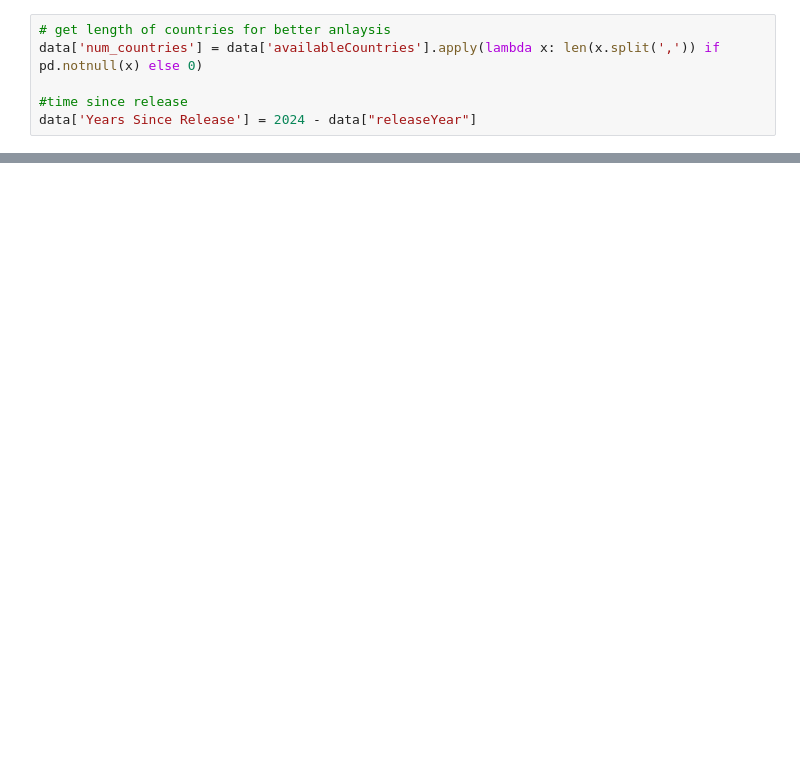
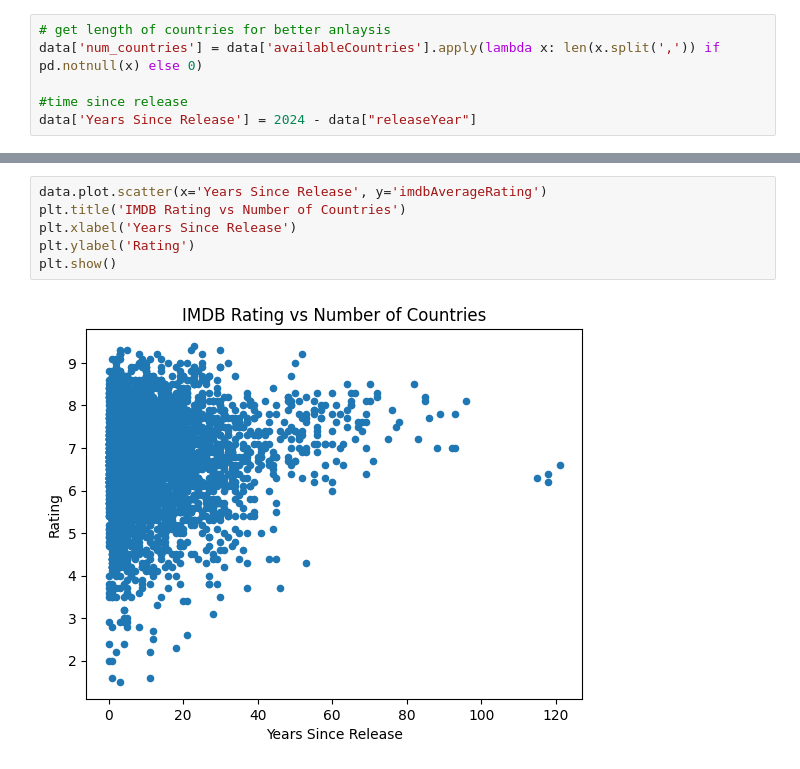
Before and after one commit to umenyioraj/HBO_Prediction, a Jupyter notebook: Code/Show_renewal.ipynb, the cells around one changed output, grey strips where cells are left out. Drawn from its saved outputs; the diff is of its cells as text; blank space fills up the shorter version.

```diff
--- a/Code/Show_renewal.ipynb
+++ b/Code/Show_renewal.ipynb
@@ -35,0 +44,8 @@ data.head()
+# %%
+data.plot.scatter(x='Years Since Release', y='imdbAverageRating')
+plt.title('IMDB Rating vs Number of Countries')
+plt.xlabel('Years Since Release')
+plt.ylabel('Rating')
+plt.show()
+# %% [output]
+[figure, added]
```
Also changed, not shown: parts of 2 cells of this notebook.
